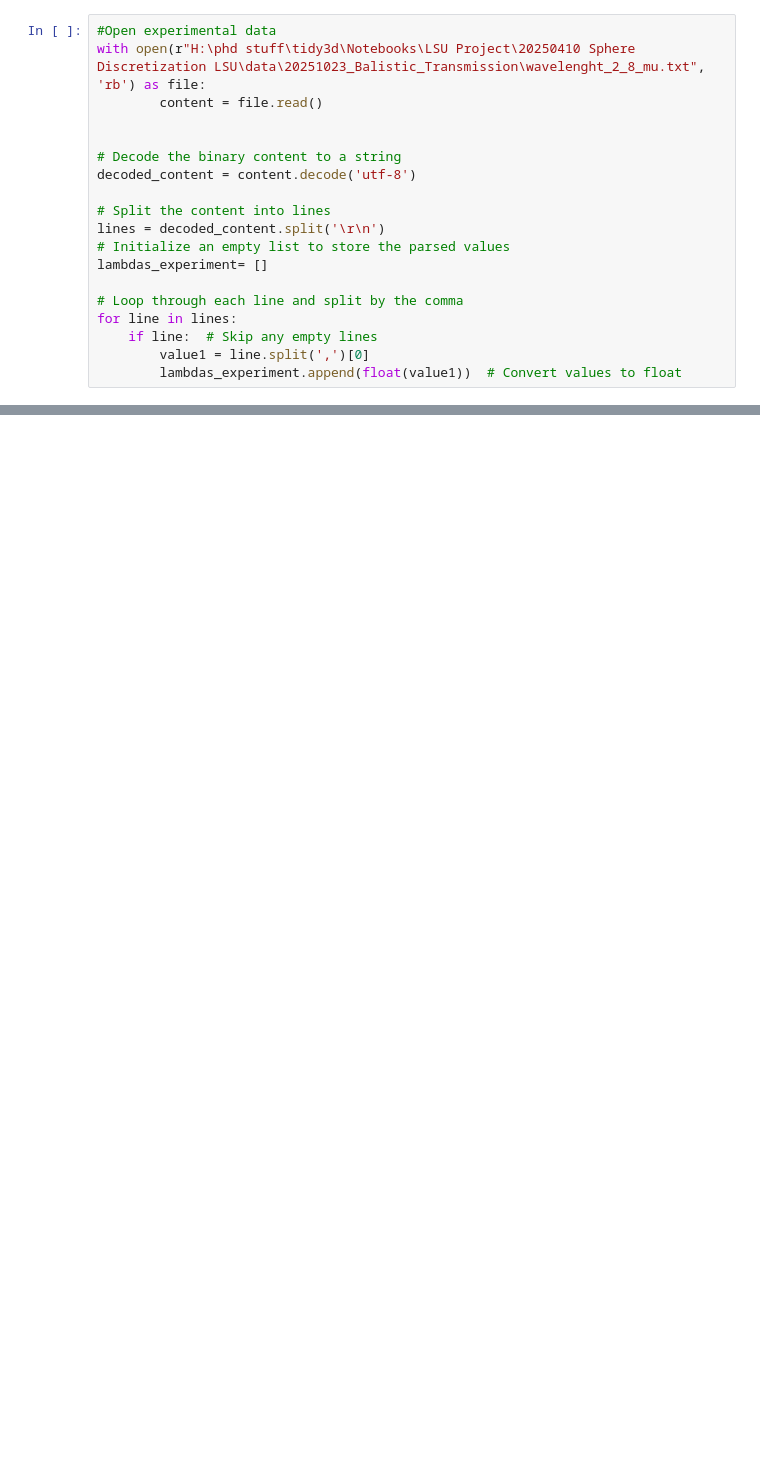
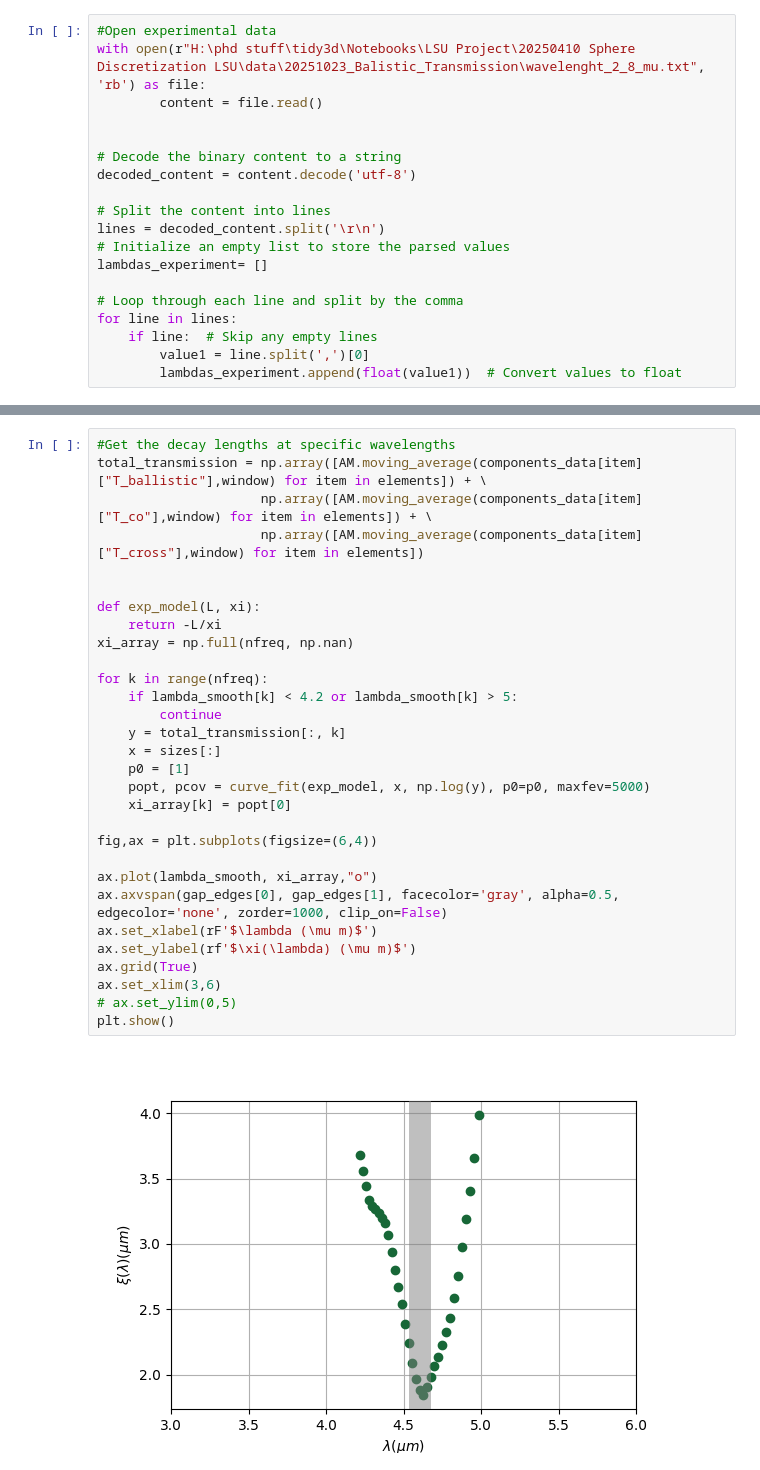
Before and after one commit to fhernandez93/LoadingPermittivityDistToSlabTransmission, a Jupyter notebook: Notebooks/LSU Project/20250410 Sphere Discretization LSU/20251023_Extract_Ballistic_Transmission.ipynb, the cells around one changed output, grey strips where cells are left out. Cells and saved outputs as stored; diff of their text form; blank space fills up the shorter version.

```diff
--- a/Notebooks/LSU Project/20250410 Sphere Discretization LSU/20251023_Extract_Ballistic_Transmission.ipynb
+++ b/Notebooks/LSU Project/20250410 Sphere Discretization LSU/20251023_Extract_Ballistic_Transmission.ipynb
@@ -138,0 +281,32 @@ plt.show()
+# %%
+#Get the decay lengths at specific wavelengths
+total_transmission = np.array([AM.moving_average(components_data[item]["T_ballistic"],window) for item in elements]) + \
+                     np.array([AM.moving_average(components_data[item]["T_co"],window) for item in elements]) + \
+                     np.array([AM.moving_average(components_data[item]["T_cross"],window) for item in elements])
+
+
+def exp_model(L, xi):
+    return -L/xi
+xi_array = np.full(nfreq, np.nan)
+
+for k in range(nfreq):
+    if lambda_smooth[k] < 4.2 or lambda_smooth[k] > 5:
+        continue
+    y = total_transmission[:, k]
+    x = sizes[:]
+    p0 = [1]
+    popt, pcov = curve_fit(exp_model, x, np.log(y), p0=p0, maxfev=5000)
+    xi_array[k] = popt[0]
+
+fig,ax = plt.subplots(figsize=(6,4))
+
+ax.plot(lambda_smooth, xi_array,"o")
+ax.axvspan(gap_edges[0], gap_edges[1], facecolor='gray', alpha=0.5, edgecolor='none', zorder=1000, clip_on=False)
+ax.set_xlabel(rF'$\lambda (\mu m)$')
+ax.set_ylabel(rf'$\xi(\lambda) (\mu m)$')
+ax.grid(True)
+ax.set_xlim(3,6)
+# ax.set_ylim(0,5)
+plt.show()
+# %% [output]
+[figure, added]
```
Also changed, not shown: parts of 10 cells of this notebook, 22 other files.
